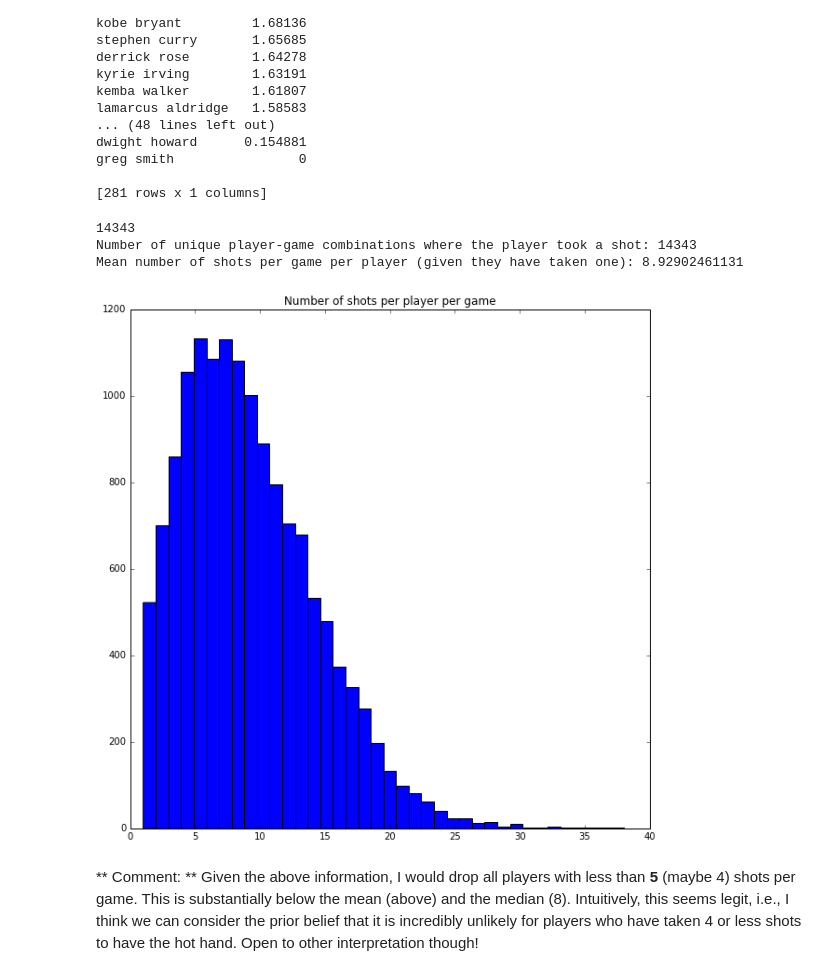
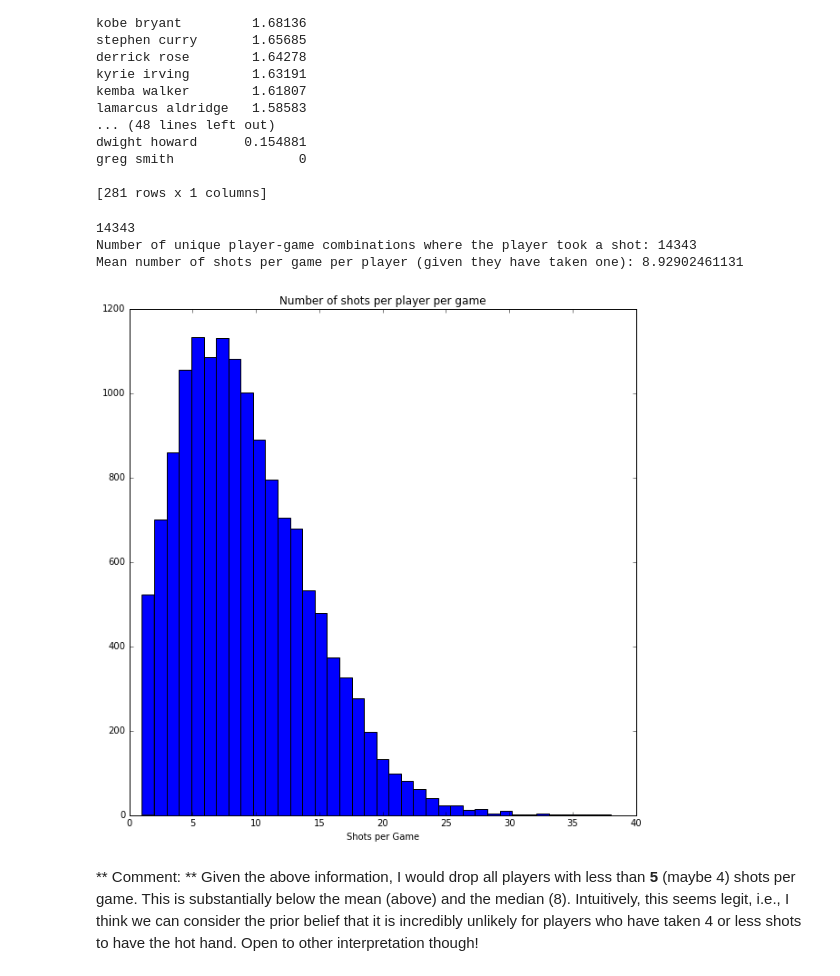
Before and after one commit to kylekwong/cs109-hot-hand, a Jupyter notebook: hothand_cs109a_finalproject.ipynb, the cells around one changed output. Saved outputs shown, nothing was run; the diff lists cells and outputs as text; code cells hidden in the pictures.

```diff
--- a/hothand_cs109a_finalproject.ipynb
+++ b/hothand_cs109a_finalproject.ipynb
@@ -201,31 +201,32 @@ greg smith                0
 # %%
 ## Determine players with min number of shots taken per game to be included in analysis
 
 # Group observations by unique values of player_id and game_id
 gp = shot_logs_full.groupby(['player_id', 'game_id'])
 
 # Create array that has shots per game for each unique value of player_id and game_id
 # (computationally expensive/inefficient, lmk if you have other ideas)
 shots_per_game_per_player = []
 for g in gp.groups.items():
     shots_per_game_per_player.append(np.shape(shot_logs_full.loc[g[1]])[0])
 
 print len(shots_per_game_per_player)
 
 print 'Number of unique player-game combinations where the player took a shot:', len(shots_per_game_per_player)
 print 'Mean number of shots per game per player (given they have taken one):', np.mean(shots_per_game_per_player)
 
 # Histogram of number of shots per player per game
 fig = plt.figure(figsize=(10, 10))
 ax1 = fig.add_subplot(1, 1, 1)
 ax1.hist(shots_per_game_per_player, bins = 38)
 ax1.set_title('Number of shots per player per game')
+plt.xlabel('Shots per Game')
 plt.show()
 # %% [output]
 14343
 Number of unique player-game combinations where the player took a shot: 14343
 Mean number of shots per game per player (given they have taken one): 8.92902461131
-[figure, old version]
+[figure, new version]
 # %% [markdown]
 ** Comment: **
 Given the above information, I would drop all players with less than **5** (maybe 4) shots per game. This is substantially below the mean (above) and the median (8). Intuitively, this seems legit, i.e., I think we can consider the prior belief that it is incredibly unlikely for players who have taken 4 or less shots to have the hot hand. Open to other interpretation though!
```
Also changed, not shown: parts of 1 cell of this notebook, 4 other files.
